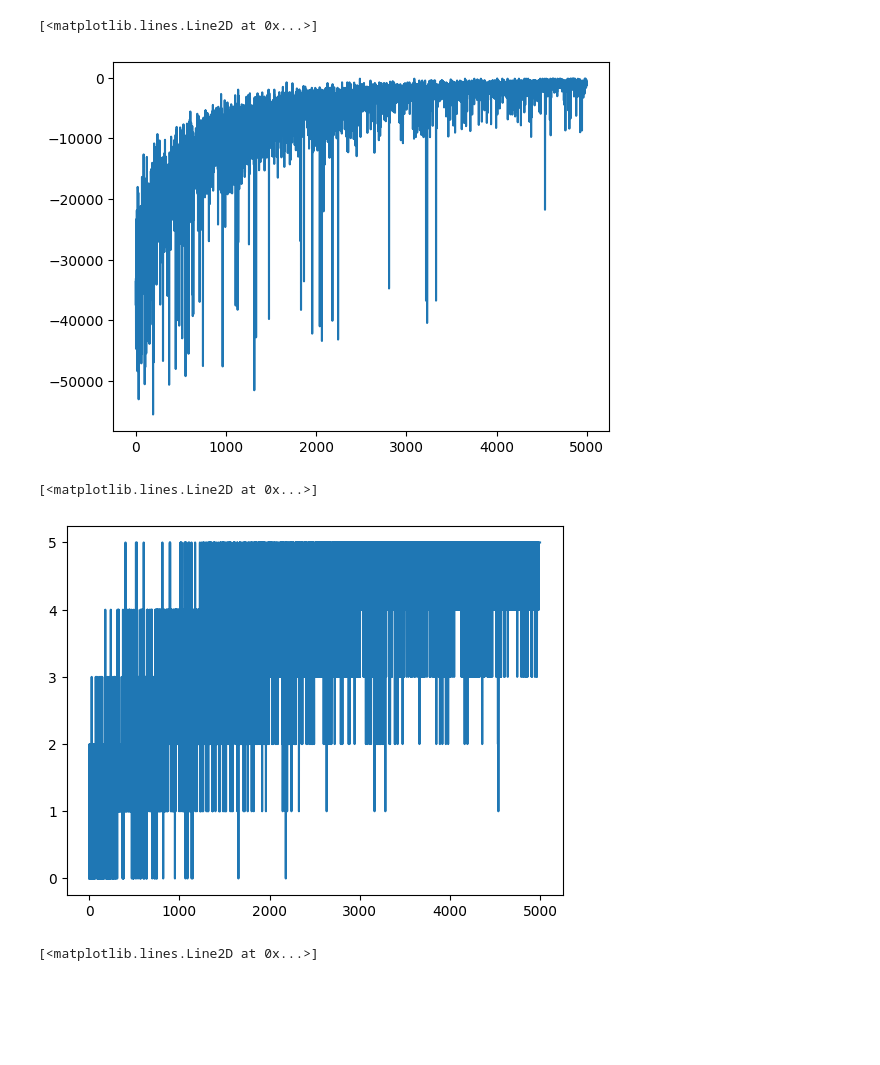
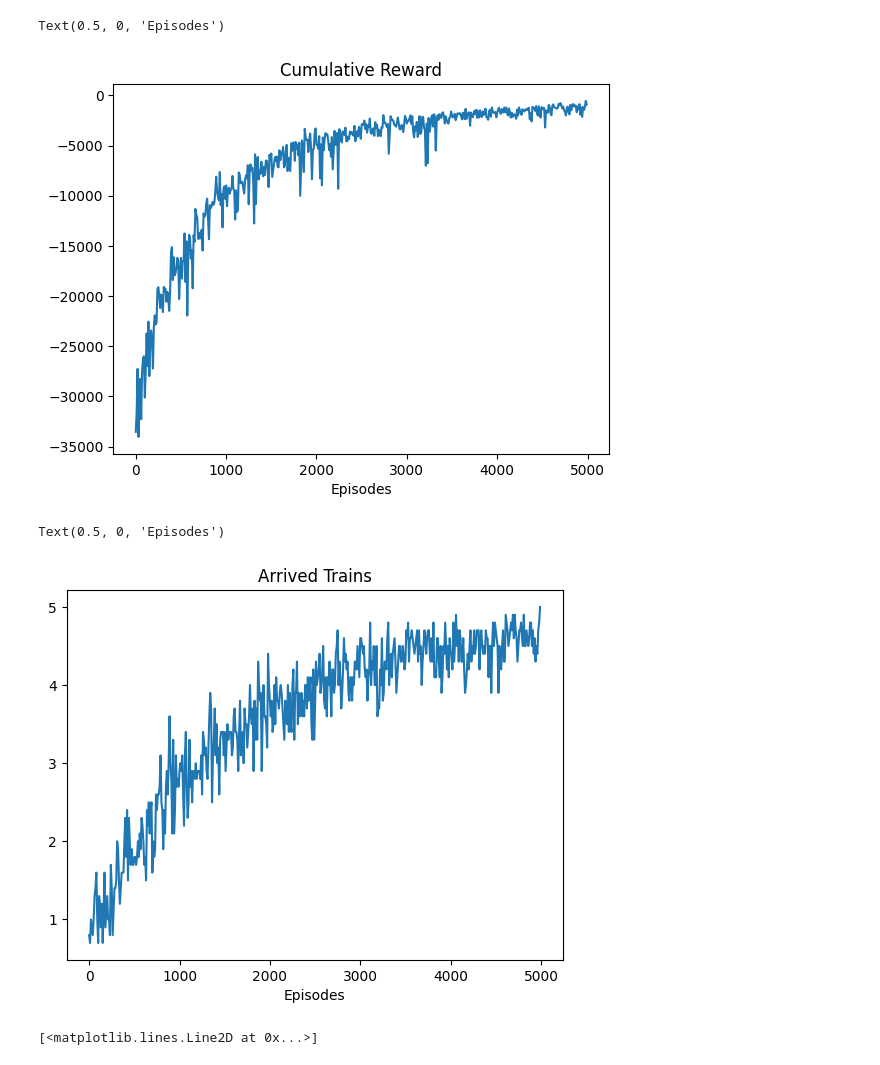
Before and after one commit to gvlos/SwitchFL, a Jupyter notebook: plot.ipynb, the cells around one changed output. Cells and saved outputs as stored; diff of their text form; code cells hidden in the pictures; blank space fills up the shorter version.

Commit message:
reward debugging

```diff
--- a/plot.ipynb
+++ b/plot.ipynb
@@ -7,16 +7,32 @@ out_dir = '/home/gianvito/Desktop/debug_q_learning_env2_bis5/exp_0'
 
 cum_reward = np.load(os.path.join(out_dir, "cum_reward.npz"))
 arrived_trains = np.load(os.path.join(out_dir, "arrived_trains.npz"))
+# %%
+out_dir = '/home/gianvito/Desktop/15_agents/15_agents/exp_0'
+
+cum_reward = np.load(os.path.join(out_dir, "cum_reward_checkpoint_5000.npz"))
+arrived_trains = np.load(os.path.join(out_dir, "arrived_trains_checkpoint_5000.npz"))
+# %%
+def running_avg(x, n_windows):
+    '''Computes a running average over x'''
+    ws = int(len(x)/n_windows)  # size of each window
+    return [np.sum(x[i*ws:i*ws+ws])/ws for i in range(int(len(x)/ws))]
 # %%
-plt.plot(cum_reward["x"])
+n_windows = 500
+num_episodes = len(cum_reward["x"])
+plt.plot(np.arange(0, num_episodes, num_episodes/n_windows), running_avg(cum_reward["x"], n_windows))
+plt.title('Cumulative Reward')
+plt.xlabel('Episodes')
 # %% [output]
-[<matplotlib.lines.Line2D at 0x...>]
+Text(0.5, 0, 'Episodes')
-[figure, old version]
+[figure, new version]
 # %%
-plt.plot(arrived_trains["x"])
+plt.plot(np.arange(0, num_episodes, num_episodes/n_windows), running_avg(arrived_trains["x"], n_windows))
+plt.title('Arrived Trains')
+plt.xlabel('Episodes')
 # %% [output]
-[<matplotlib.lines.Line2D at 0x...>]
+Text(0.5, 0, 'Episodes')
-[figure, old version]
+[figure, new version]
 # %%
 decay = 1.0 * (0.9998 ** np.arange(10_000))
 plt.plot(decay)
```
Also changed, not shown: 7 other files.
